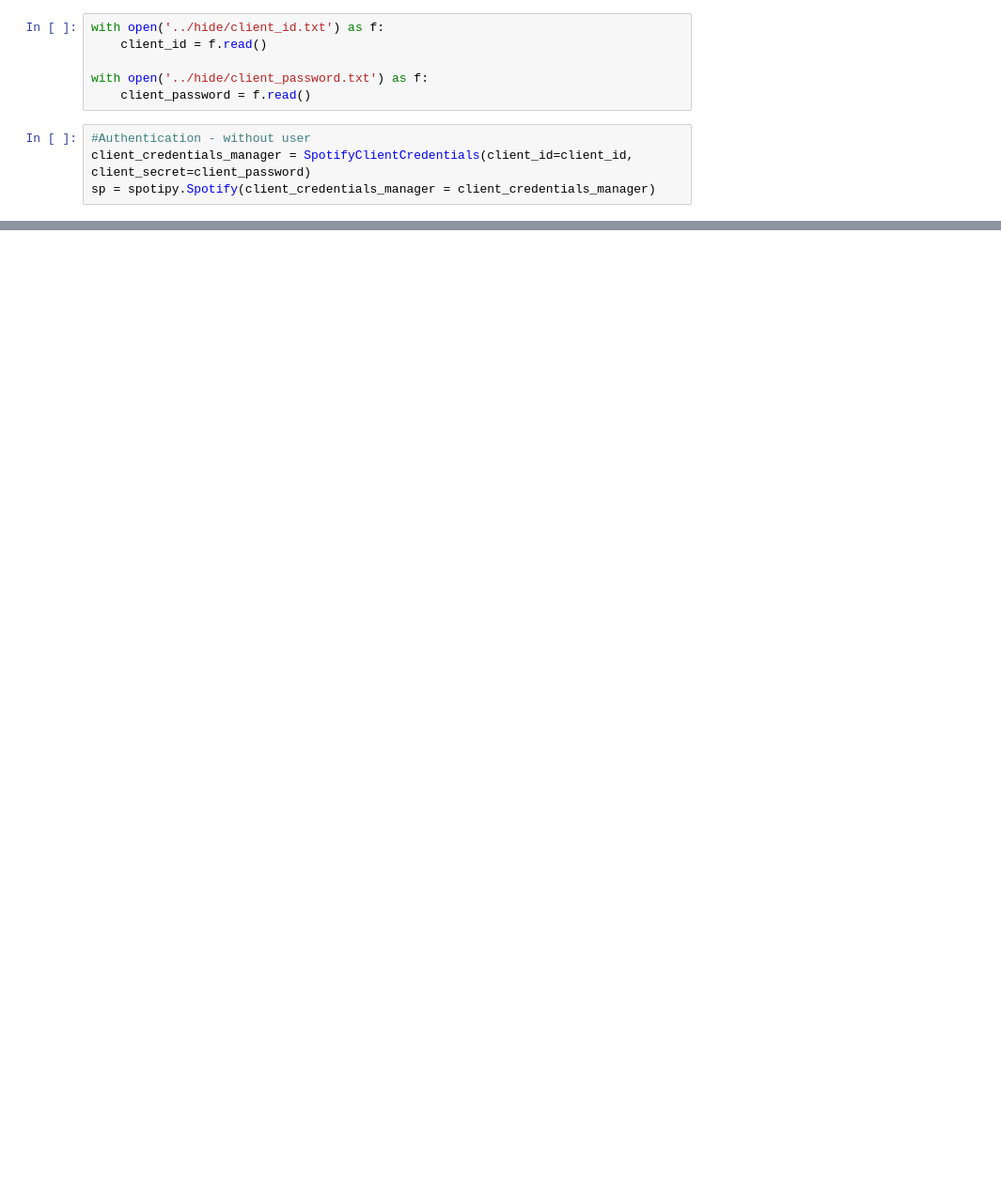
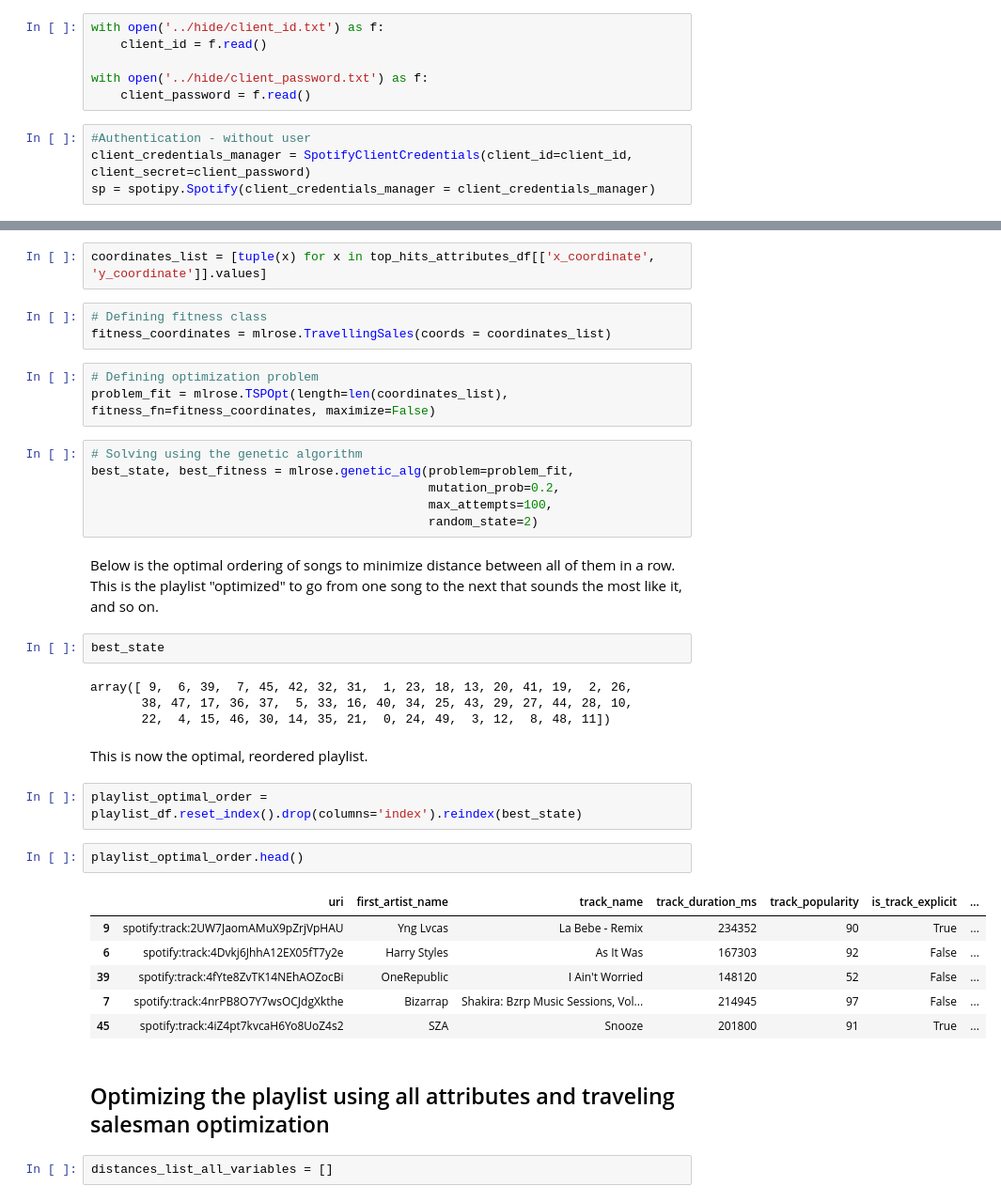
Before and after one commit to JAlexMcGraw/spotify_summarizer, a Jupyter notebook: notebooks/spotipy_tsp_notebook.ipynb, the cells around one changed output, grey strips where cells are left out. Shown at 94% size. Drawn from its saved outputs; the diff is of its cells as text; blank space fills up the shorter version.

```diff
--- a/notebooks/spotipy_tsp_notebook.ipynb
+++ b/notebooks/spotipy_tsp_notebook.ipynb
@@ -26,0 +180,39 @@ track_uris = [x["track"]["uri"] for x in sp.playlist_tracks(playlist_URI)["items
+# %%
+coordinates_list = [tuple(x) for x in top_hits_attributes_df[['x_coordinate', 'y_coordinate']].values]
+# %%
+# Defining fitness class
+fitness_coordinates = mlrose.TravellingSales(coords = coordinates_list)
+# %%
+# Defining optimization problem
+problem_fit = mlrose.TSPOpt(length=len(coordinates_list), fitness_fn=fitness_coordinates, maximize=False)
+# %%
+# Solving using the genetic algorithm
+best_state, best_fitness = mlrose.genetic_alg(problem=problem_fit,
+                                              mutation_prob=0.2,
+                                              max_attempts=100,
+                                              random_state=2)
+# %% [markdown]
+Below is the optimal ordering of songs to minimize distance between all of them in a row. This is the playlist "optimized" to go from one song to the next that sounds the most like it, and so on.
+# %%
+best_state
+# %% [output]
+array([ 9,  6, 39,  7, 45, 42, 32, 31,  1, 23, 18, 13, 20, 41, 19,  2, 26,
+       38, 47, 17, 36, 37,  5, 33, 16, 40, 34, 25, 43, 29, 27, 44, 28, 10,
+       22,  4, 15, 46, 30, 14, 35, 21,  0, 24, 49,  3, 12,  8, 48, 11])
+# %% [markdown]
+This is now the optimal, reordered playlist.
+# %%
+playlist_optimal_order = playlist_df.reset_index().drop(columns='index').reindex(best_state)
+# %%
+playlist_optimal_order.head()
+# %% [output]
+|  | uri | first_artist_name | track_name | track_duration_ms | track_popularity | is_track_explicit | ... |
+| 9 | spotify:track:2UW7JaomAMuX9pZrjVpHAU | Yng Lvcas | La Bebe - Remix | 234352 | 90 | True | ... |
+| 6 | spotify:track:4Dvkj6JhhA12EX05fT7y2e | Harry Styles | As It Was | 167303 | 92 | False | ... |
+| 39 | spotify:track:4fYte8ZvTK14NEhAOZocBi | OneRepublic | I Ain't Worried | 148120 | 52 | False | ... |
+| 7 | spotify:track:4nrPB8O7Y7wsOCJdgXkthe | Bizarrap | Shakira: Bzrp Music Sessions, Vol... | 214945 | 97 | False | ... |
+| 45 | spotify:track:4iZ4pt7kvcaH6Yo8UoZ4s2 | SZA | Snooze | 201800 | 91 | True | ... |
+# %% [markdown]
+## Optimizing the playlist using all attributes and traveling salesman optimization
+# %%
+distances_list_all_variables = []
```
Also changed, not shown: parts of 36 cells of this notebook, 6 other files.
